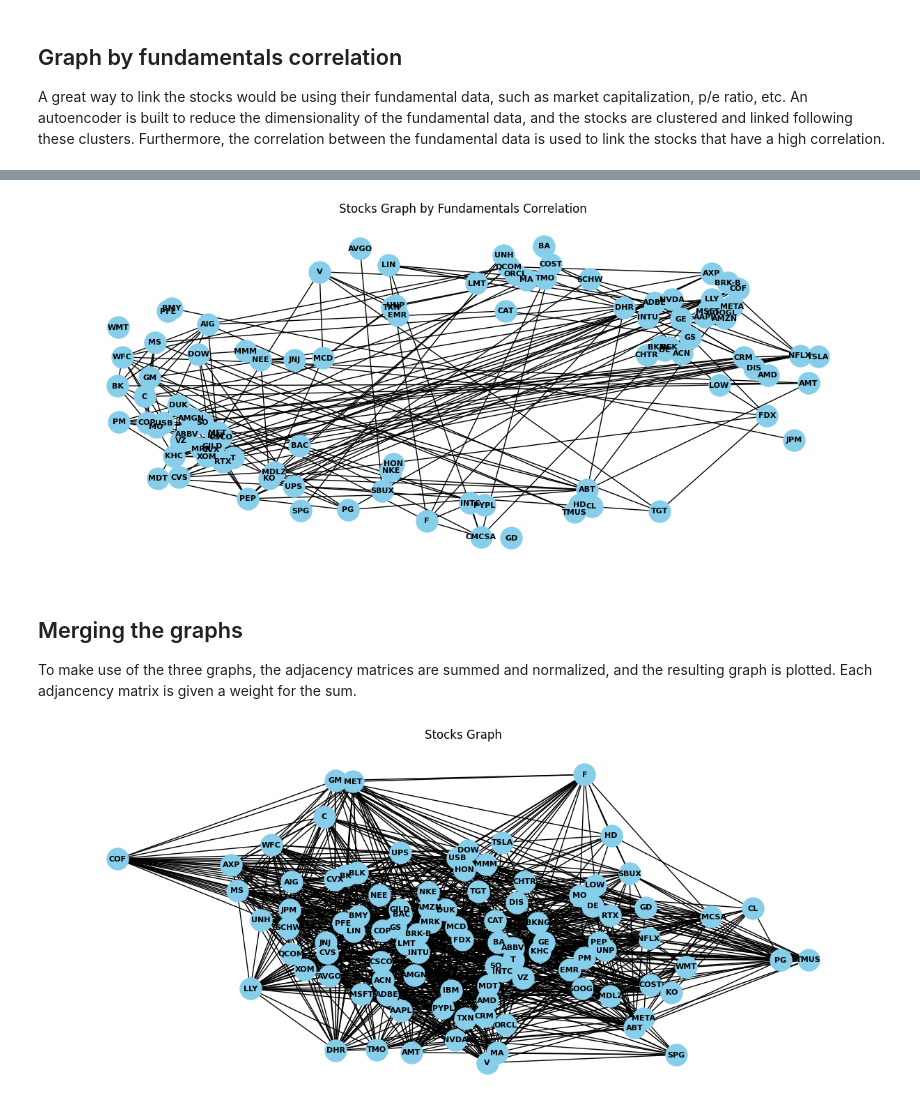
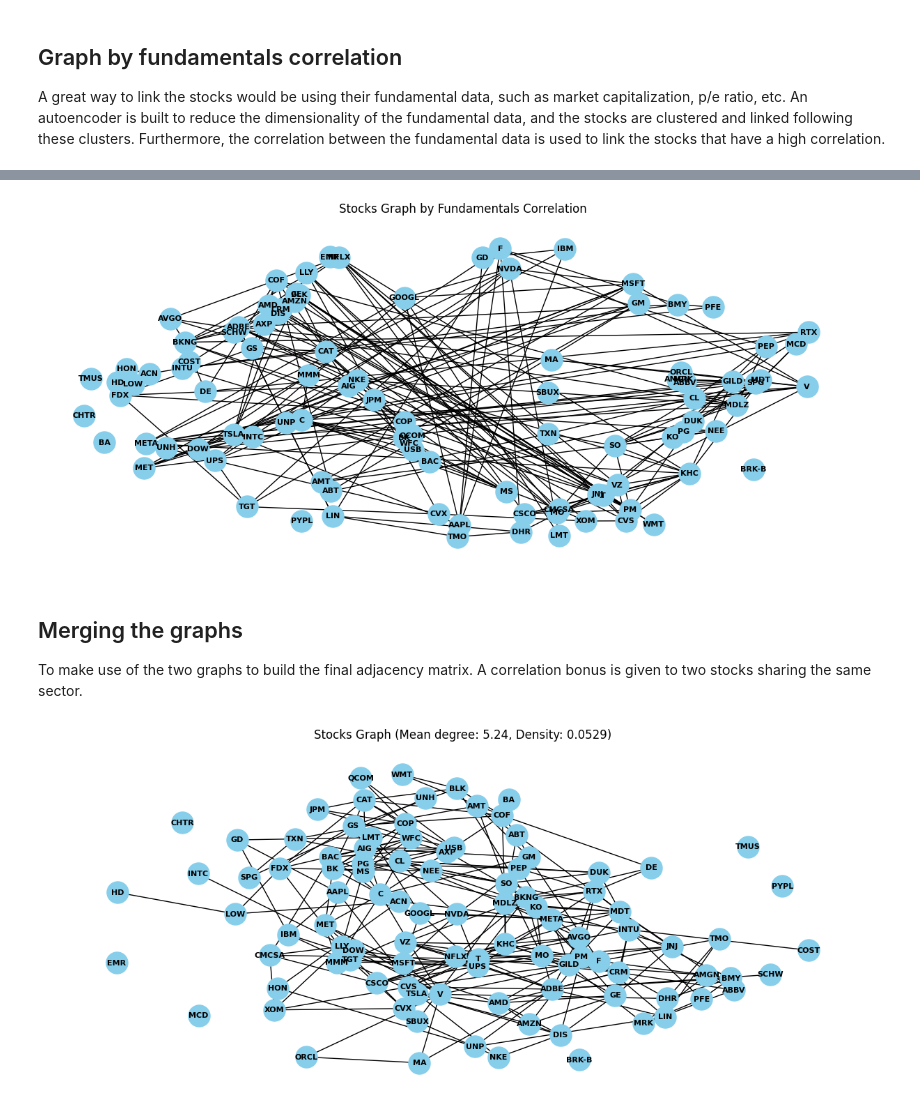
Before and after one commit to timothewt/SP100AnalysisWithGNNs, a Jupyter notebook: notebooks/2-graph_creation.ipynb, the cells around one changed output, grey strips where cells are left out. Cells and saved outputs as stored; diff of their text form; code cells hidden in the pictures.

```diff
--- a/notebooks/2-graph_creation.ipynb
+++ b/notebooks/2-graph_creation.ipynb
@@ -161,7 +69,6 @@ plt.show()
 # %%
-# same but with correlation
-fundamentals_corr = fundamentals.transpose().corr()
-fundamentals_corr = fundamentals_corr - (fundamentals_corr == 1)  # Remove self-correlation
+fundamentals_corr = fundamentals.transpose().corr(method="spearman")
+fundamentals_corr = (fundamentals_corr - (fundamentals_corr == 1))  # Remove self-correlation
 fundamentals_corr.head(n=10)
 # %% [output]
 | Symbol | AAPL | ABBV | ABT | ACN | ADBE | AIG | AMD | AMGN | AMT | AMZN | ... | ... |
@@ -189,5 +96,6 @@ plt.show()
 # %%
-adj_fundamentals_corr = (fundamentals_corr * (abs(fundamentals_corr) > .7).astype(int)).to_numpy()
+fundamentals_corr_np = fundamentals_corr.to_numpy()
+adj_fundamentals_corr = (fundamentals_corr_np * (abs(fundamentals_corr_np) > .7).astype(int))
 
 fundamentals_corr_graph = nx.from_numpy_array(adj_fundamentals_corr)
 fundamentals_corr_graph = nx.relabel_nodes(fundamentals_corr_graph, dict(enumerate(fundamentals_corr.index)))
@@ -197,24 +105,27 @@ nx.draw(fundamentals_corr_graph, with_labels=True, node_size=500, node_color='sk
 plt.title('Stocks Graph by Fundamentals Correlation')
 plt.show()
 # %% [output]
-[figure, old version]
+[figure, new version]
 # %% [markdown]
 ## Merging the graphs
-To make use of the three graphs, the adjacency matrices are summed and normalized, and the resulting graph is plotted. Each adjancency matrix is given a weight for the sum.
+To make use of the two graphs to build the final adjacency matrix. A correlation bonus is given to two stocks sharing the same sector.
 # %%
-a, b, c = .5, .5, 1
+corr_threshold, sector_bonus = .7, .05
 
-adj = a * adj_stocks + b * adj_fundamentals + c * adj_fundamentals_corr
-adj = adj / abs(adj.max())
+share_sector = pd.get_dummies(stocks[["Sector"]]).transpose().corr().to_numpy().astype(int) - np.eye(len(stocks), dtype=int)
+# abs because GCNConv only accepts positive weights
+adj = abs(fundamentals_corr_np) + share_sector * sector_bonus
+adj = adj * (abs(adj) > corr_threshold)
+adj = adj / adj.max()
 
 graph = nx.from_numpy_array(adj)
 graph = nx.relabel_nodes(graph, dict(enumerate(stocks.index)))
 
 plt.figure(figsize=(12, 5))
 nx.draw(graph, with_labels=True, node_size=500, node_color='skyblue', font_size=8, font_weight='bold', font_color='black', pos=nx.spring_layout(graph, k=.5))
-plt.title('Stocks Graph')
+plt.title(f'Stocks Graph (Mean degree: {np.mean([degree for node, degree in graph.degree]):.2f}, Density: {nx.density(graph):.4f})')
 plt.show()
 # %% [output]
-[figure, old version]
+[figure, new version]
 # %%
 np.save('../data/SP100/raw/adj.npy', adj)
```
Also changed, not shown: parts of 10 cells of this notebook, 20 other files.
